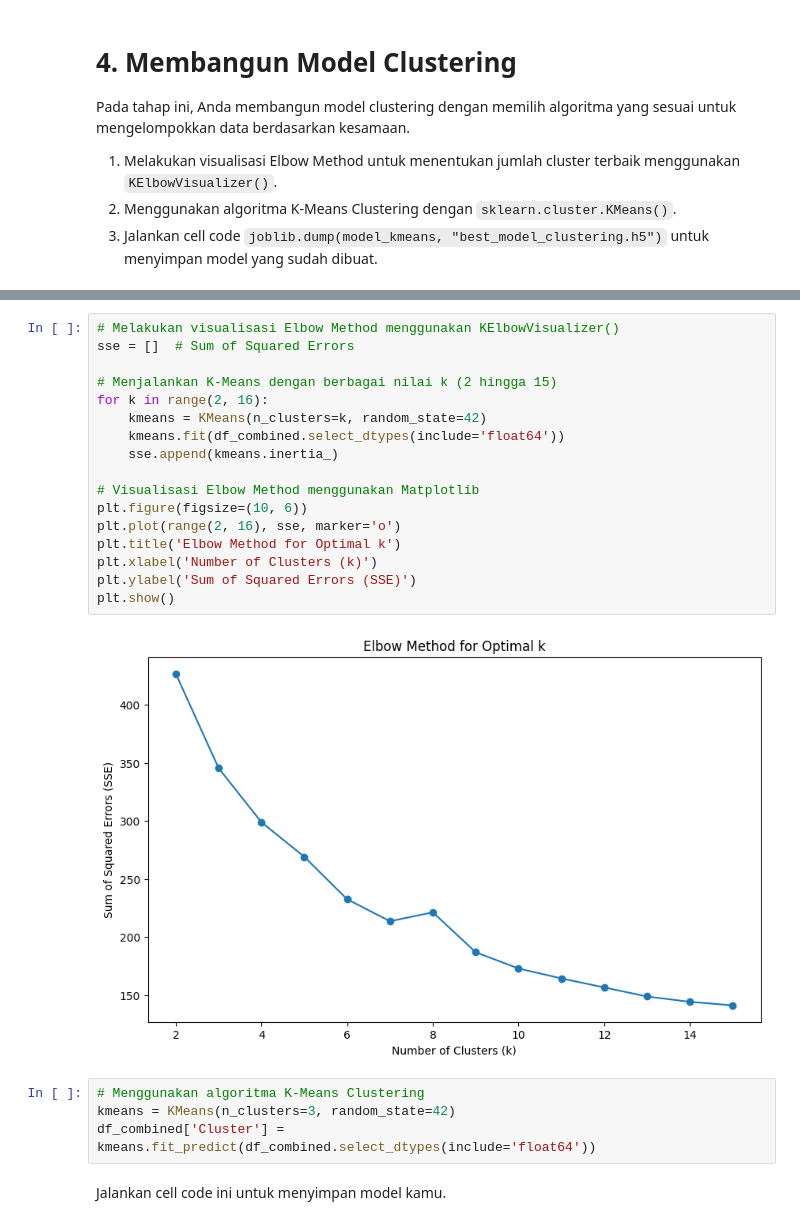
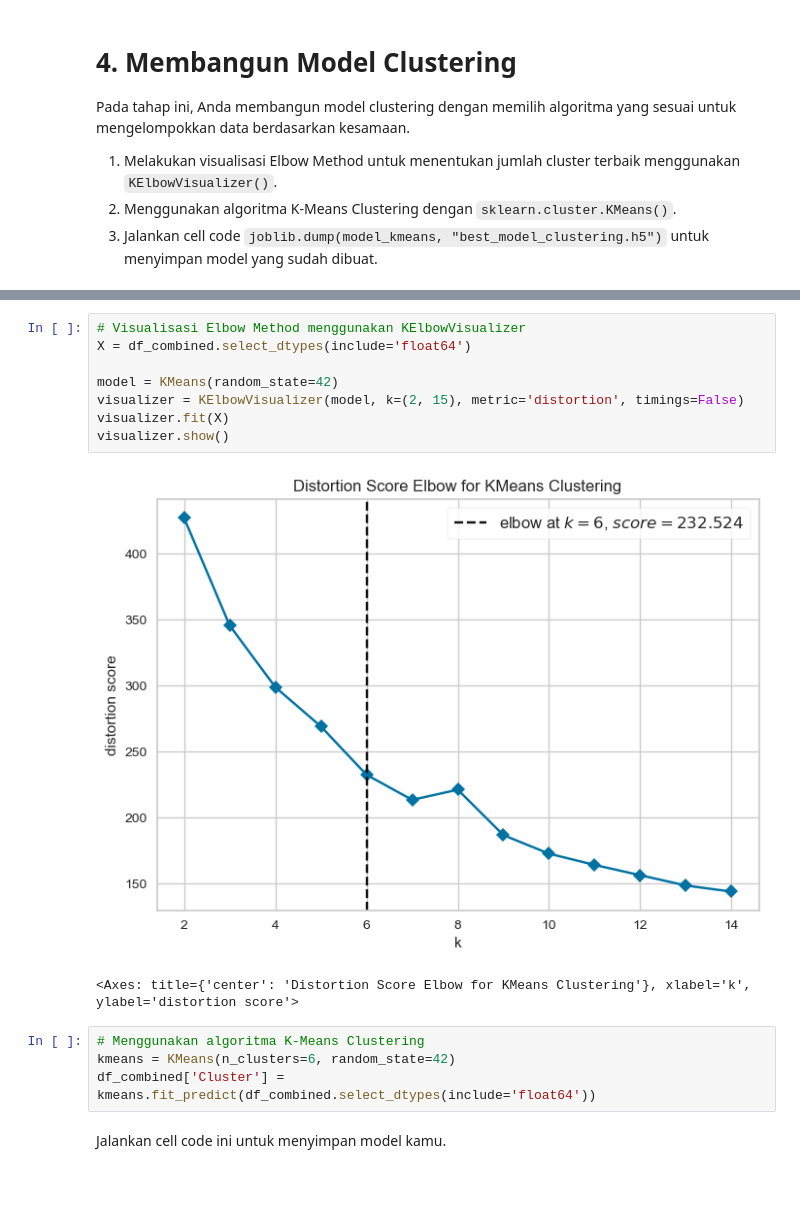
Before and after one commit to M4tchaa/submission-ml-new, a Jupyter notebook: [Clustering]_Submission_Akhir_BMLP_Arliyandi.ipynb, the cells around one changed output, grey strips where cells are left out. Drawn from its saved outputs; the diff is of its cells as text; blank space fills up the shorter version.

```diff
--- a/[Clustering]_Submission_Akhir_BMLP_Arliyandi.ipynb
+++ b/[Clustering]_Submission_Akhir_BMLP_Arliyandi.ipynb
@@ -344,28 +345,20 @@ df_combined.describe()
 | 50% | 0.110014 | 0.435484 | 0.351724 | 0.000000 | 0.311416 | 21.000000 | ... |
 | 75% | 0.213328 | 0.661290 | 0.520690 | 0.000000 | 0.508945 | 32.000000 | ... |
 | max | 0.468569 | 1.000000 | 1.000000 | 1.000000 | 1.000000 | 43.000000 | ... |
-# %%
-# Melakukan visualisasi Elbow Method menggunakan KElbowVisualizer()
-sse = []  # Sum of Squared Errors
-
-# Menjalankan K-Means dengan berbagai nilai k (2 hingga 15)
-for k in range(2, 16):
-    kmeans = KMeans(n_clusters=k, random_state=42)
-    kmeans.fit(df_combined.select_dtypes(include='float64'))
-    sse.append(kmeans.inertia_)
-
-# Visualisasi Elbow Method menggunakan Matplotlib
-plt.figure(figsize=(10, 6))
-plt.plot(range(2, 16), sse, marker='o')
-plt.title('Elbow Method for Optimal k')
-plt.xlabel('Number of Clusters (k)')
-plt.ylabel('Sum of Squared Errors (SSE)')
-plt.show()
-# %% [output]
-[figure, removed]
+# %%
+# Visualisasi Elbow Method menggunakan KElbowVisualizer
+X = df_combined.select_dtypes(include='float64')
+
+model = KMeans(random_state=42)
+visualizer = KElbowVisualizer(model, k=(2, 15), metric='distortion', timings=False)
+visualizer.fit(X)
+visualizer.show()
+# %% [output]
+[figure, added]
+<Axes: title={'center': 'Distortion Score Elbow for KMeans Clustering'}, xlabel='k', ylabel='distortion score'>
 # %%
 # Menggunakan algoritma K-Means Clustering
-kmeans = KMeans(n_clusters=3, random_state=42)
+kmeans = KMeans(n_clusters=6, random_state=42)
 df_combined['Cluster'] = kmeans.fit_predict(df_combined.select_dtypes(include='float64'))
 # %% [markdown]
 Jalankan cell code ini untuk menyimpan model kamu.
```
Also changed, not shown: parts of 22 cells of this notebook, 8 other files.
